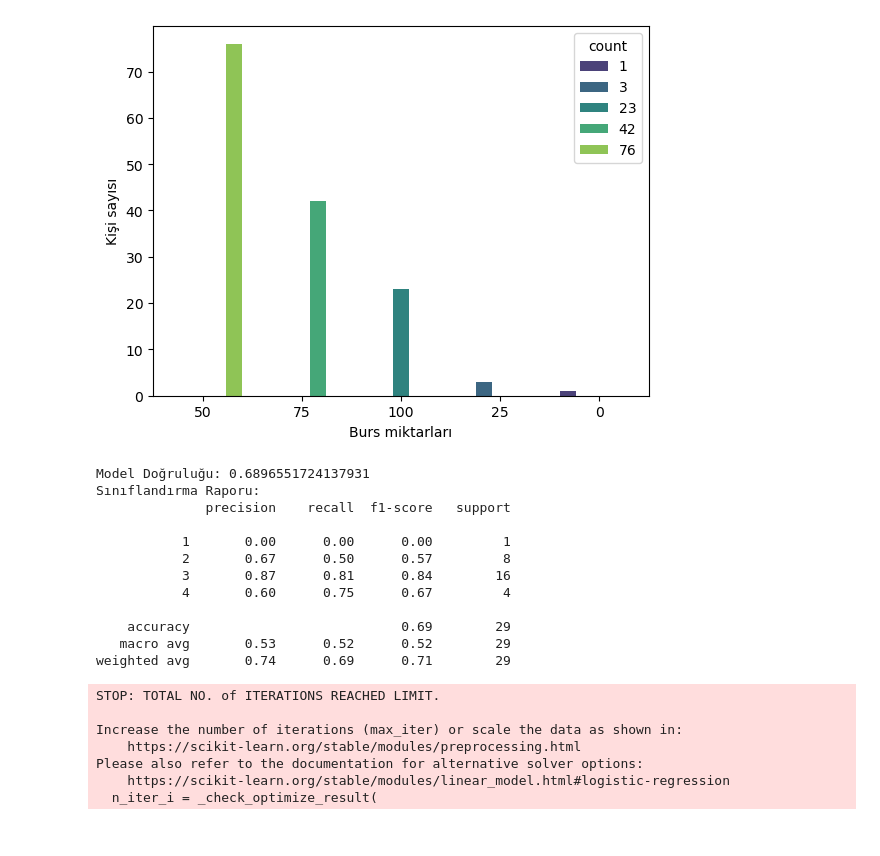
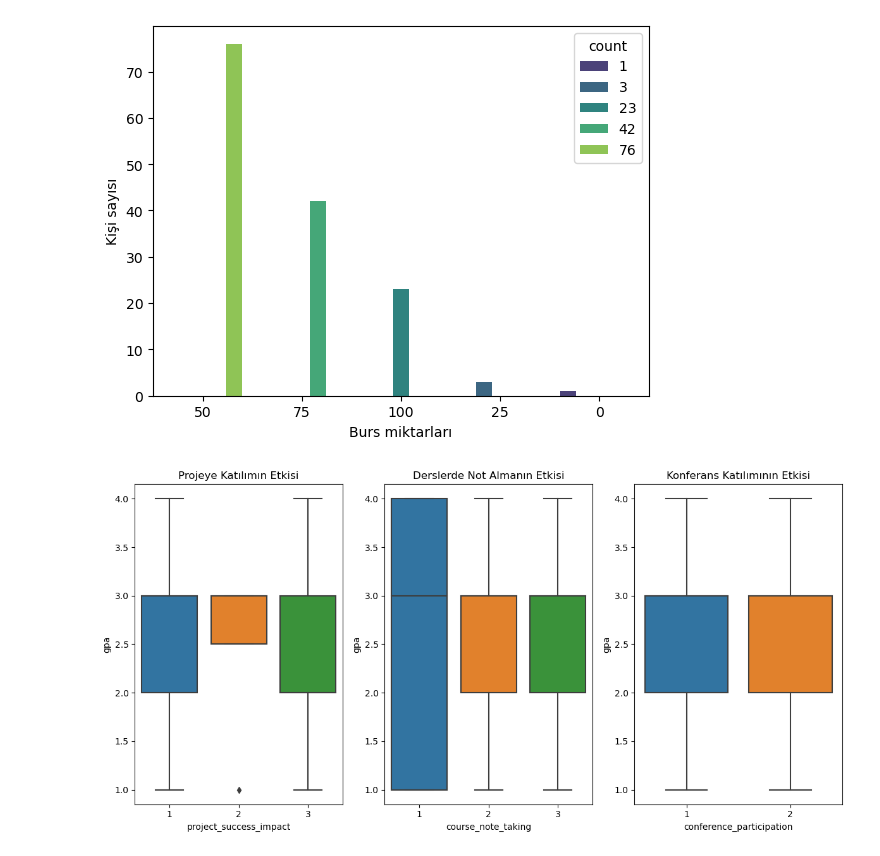
Before and after one commit to YunusEmreCinbolat/Students_data_Analysis, a Jupyter notebook: student-data-analysis.ipynb, the cells around one changed output. Cells and saved outputs as stored; diff of their text form; code cells hidden in the pictures.

Commit message:
add impact gpa data table

```diff
--- a/student-data-analysis.ipynb
+++ b/student-data-analysis.ipynb
@@ -156,44 +157,25 @@ plt.show()
 # %% [output]
 [figure]
 # %%
-# İlgilenilen bağımsız değişkenler ve bağımlı değişkeni seçme
-X = df[['age', 'gender', 'graduated_high_school_type', 'scholarship_type', 'additional_work', 'regular_sports_activity', 'is_partner','total_salary','transport','accommodation','mother_education','father_education','sibling_number','parent_status','mum_profession','father_profession','weekly_working_hours','non-scientific_reading_frequency','scientific_reading_frequency','conference_participation','project_success_impact','lesson_continue','midterm_exam_preparation_team','midterm_exam_preparation_time','course_note_taking','lesson_listening','discussion_lesson_impact','flip_class','past_gpa','gpa','course_id','grade']]
-y = df['gpa']
+plt.figure(figsize=(12, 6))
 
-# Veriyi eğitim ve test setlerine bölelim
-X_train, X_test, y_train, y_test = train_test_split(X, y, test_size=0.2, random_state=42)
+# Projeye Katılımın Etkisi
+plt.subplot(131)
+sns.boxplot(x='project_success_impact', y='gpa', data=df)
+plt.title('Projeye Katılımın Etkisi')
 
-# Mantıksal regresyon modeli oluşturma ve eğitme
-model = LogisticRegression(max_iter=33)
-model.fit(X_train, y_train)
+# Derslerde Not Almanın Etkisi
+plt.subplot(132)
+sns.boxplot(x='course_note_taking', y='gpa', data=df)
+plt.title('Derslerde Not Almanın Etkisi')
 
-# Modeli test verileri üzerinde değerlendirme
-y_pred = model.predict(X_test)
+# Konferans Katılımının Etkisi
+plt.subplot(133)
+sns.boxplot(x='conference_participation', y='gpa', data=df)
+plt.title('Konferans Katılımının Etkisi')
 
-# Modelin performansını değerlendirme
-accuracy = accuracy_score(y_test, y_pred)
-classification_rep = classification_report(y_test, y_pred)
-
-# Sonuçları yazdırma
-print(f'Model Doğruluğu: {accuracy}')
-print(f'Sınıflandırma Raporu:\n{classification_rep}')
+# Grafikleri gösterin
+plt.tight_layout()
+plt.show()
 # %% [output]
-Model Doğruluğu: 0.6896551724137931
-Sınıflandırma Raporu:
-              precision    recall  f1-score   support
-
-           1       0.00      0.00      0.00         1
-           2       0.67      0.50      0.57         8
-           3       0.87      0.81      0.84        16
-           4       0.60      0.75      0.67         4
-
-    accuracy                           0.69        29
-   macro avg       0.53      0.52      0.52        29
-weighted avg       0.74      0.69      0.71        29
-STOP: TOTAL NO. of ITERATIONS REACHED LIMIT.
-
-Increase the number of iterations (max_iter) or scale the data as shown in:
-    https://scikit-learn.org/stable/modules/preprocessing.html
-Please also refer to the documentation for alternative solver options:
-    https://scikit-learn.org/stable/modules/linear_model.html#logistic-regression
-  n_iter_i = _check_optimize_result(
+[figure, added]
```
Also changed, not shown: parts of 1 cell of this notebook.
